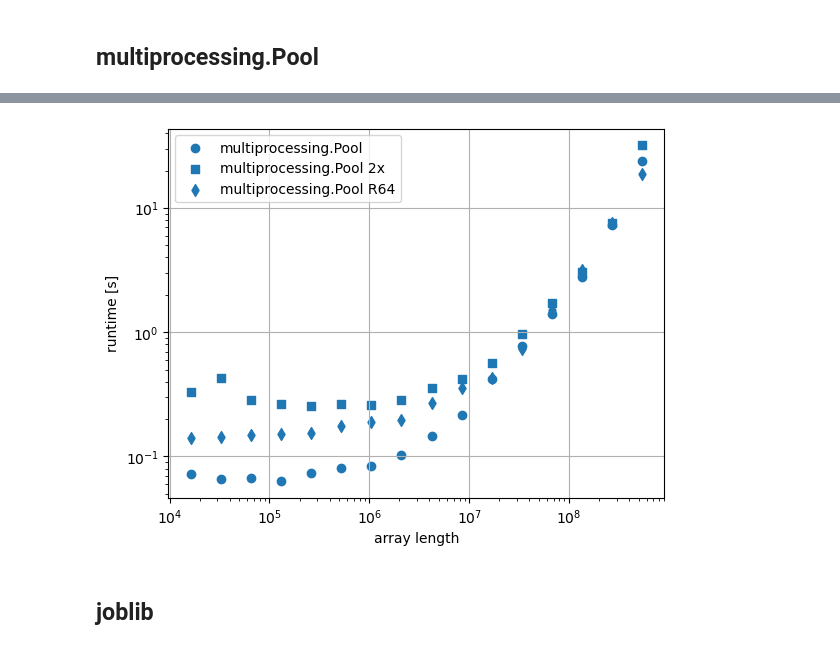
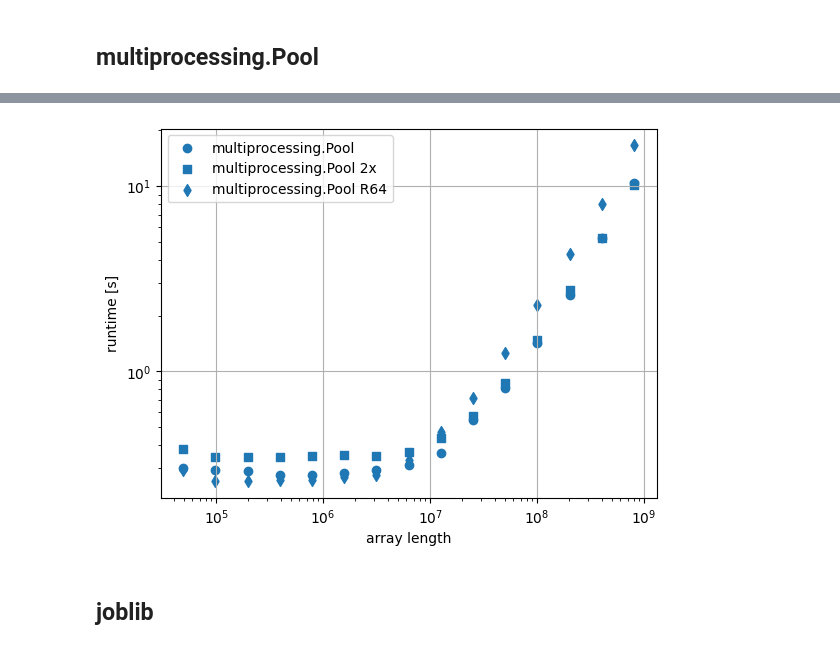
Before and after one commit to Q1vy/iGEM2025-TRAPS-Software-and-Modelling, a Jupyter notebook: parallel processing.ipynb, the cells around one changed output, grey strips where cells are left out. Drawn from its saved outputs; the diff is of its cells as text; code cells hidden in the pictures.

```diff
--- a/parallel processing.ipynb
+++ b/parallel processing.ipynb
@@ -7,9 +7,14 @@ import matplotlib.pyplot as plt
 import numpy as np
 from IPython.display import clear_output
 import os
-cc = os.cpu_count()
+import psutil
+cc = psutil.cpu_count(logical = False)
 print(f"{cc} CPU cores detected")
 
 def square(x):
     return x**2
+
+repeats = 3
+tmax = 10  # seconds
+start_n = 12
 # %% [output]
@@ -27,59 +33,59 @@ from multiprocessing import Pool
 from ext_func import square as ext_square # there is a parallel multiprocessing problem on windows (https://bobswinkels.com/posts/multiprocessing-python-windows-jupyter/) which requires this workaround
 
 t = 0
-n = 10
+n = start_n
 fig, ax = plt.subplots()
 plt.grid()
-while t < 10:
+while t < tmax:
     numbers = np.arange(cc*2**n)
     s = time()
-    for _ in range(2):
+    for _ in range(repeats):
         # with Pool() as pool: print(pool.map(square, numbers))  would work on Linux, but causes AttributeError on windows
         with Pool(cc) as pool: pool.map(ext_square, numbers.reshape(cc, -1))
-    t = (time()-s) / 2
+    t = (time()-s) / repeats
     print(f"{t:.3g}s", n)
-    if n == 10: ax.scatter(len(numbers), t, color = "tab:blue", label = "multiprocessing.Pool")
+    if n == start_n: ax.scatter(len(numbers), t, color = "tab:blue", label = "multiprocessing.Pool")
     else:      ax.scatter(len(numbers), t, color = "tab:blue")
     n += 1
 ax.set_xscale("log")
 ax.set_yscale("log")
 ax.set_xlabel("array length")
 ax.set_ylabel("runtime [s]")
 
 t = 0
-n = 10
-while t < 10:
+n = start_n
+while t < tmax:
     numbers = np.arange(cc*2**n)
     s = time()
-    for _ in range(2):
+    for _ in range(repeats):
         # with Pool() as pool: print(pool.map(square, numbers))  would work on Linux, but causes AttributeError on windows
         with Pool(cc*2) as pool: pool.map(ext_square, numbers.reshape(cc, -1))
-    t = (time()-s) / 2
+    t = (time()-s) / repeats
     print(f"{t:.3g}s", n)
-    if n == 10: ax.scatter(len(numbers), t, marker = "s", color = "tab:blue", label = "multiprocessing.Pool 2x")
+    if n == start_n: ax.scatter(len(numbers), t, marker = "s", color = "tab:blue", label = "multiprocessing.Pool 2x")
     else:      ax.scatter(len(numbers), t, marker = "s", color = "tab:blue")
     n += 1
 
 
 t = 0
-n = 10
-while t < 10:
+n = start_n
+while t < tmax:
     numbers = np.arange(cc*2**n)
     s = time()
-    for _ in range(2):
+    for _ in range(repeats):
         # with Pool() as pool: print(pool.map(square, numbers))  would work on Linux, but causes AttributeError on windows
         with Pool(cc) as pool: pool.map(ext_square, numbers.reshape(cc*64, -1))
-    t = (time()-s) / 2
+    t = (time()-s) / repeats
     print(f"{t:.3g}s", n)
-    if n == 10: ax.scatter(len(numbers), t, marker = "d", color = "tab:blue", label = "multiprocessing.Pool R64")
+    if n == start_n: ax.scatter(len(numbers), t, marker = "d", color = "tab:blue", label = "multiprocessing.Pool R64")
     else:      ax.scatter(len(numbers), t, marker = "d", color = "tab:blue")
     n += 1
 clear_output()
 
 ax.legend()
 plt.show()
 # %% [output]
-[figure, old version]
+[figure, new version]
 # %% [markdown]
 ## joblib
 # %%
```
Also changed, not shown: parts of 6 cells of this notebook, 1 other file.
